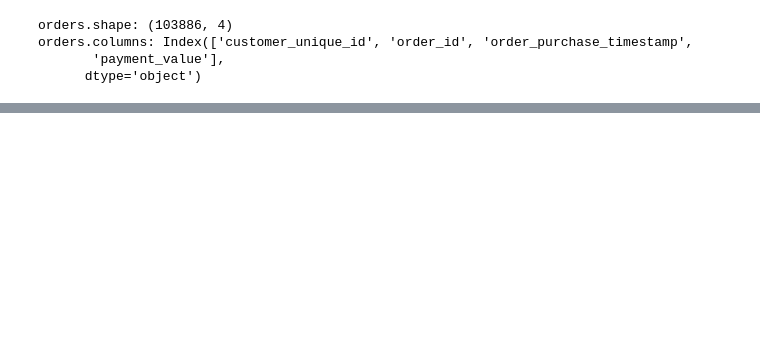
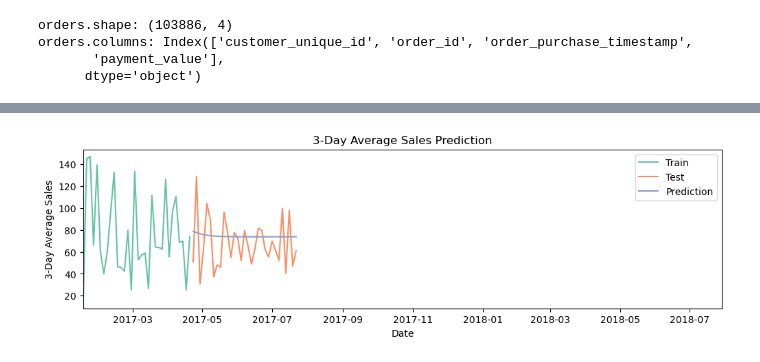
Before and after one commit to Yuki-bach/marketing, a Jupyter notebook: notebooks/sales_analysis_by_cluster.ipynb, the cells around one changed output, grey strips where cells are left out. Drawn from its saved outputs; the diff is of its cells as text; code cells hidden in the pictures; blank space fills up the shorter version.

```diff
--- a/notebooks/sales_analysis_by_cluster.ipynb
+++ b/notebooks/sales_analysis_by_cluster.ipynb
@@ -164,0 +324,80 @@ plot_sales_with_forecast_and_moving_average(
+# %%
+from sklearn.linear_model import LinearRegression
+from sklearn.model_selection import TimeSeriesSplit
+from sklearn.metrics import mean_squared_error, mean_absolute_error, r2_score
+from sklearn.preprocessing import PolynomialFeatures
+from sklearn.pipeline import make_pipeline
+import statsmodels.api as sm
+
+df = df.sort_values('order_purchase_timestamp')
+
+
+df.set_index('order_purchase_timestamp', inplace=True)
+
+df_resampled = df['payment_value'].resample('3D').mean()
+df_resampled.fillna(df_resampled.mean(), inplace=True)
+
+
+df_resampled = df_resampled.reset_index()
+df_resampled['days_since_start'] = (df_resampled['order_purchase_timestamp'] - df_resampled['order_purchase_timestamp'].min()).dt.days
+
+print(df_resampled.head())
+X = df_resampled[['days_since_start']]
+y = df_resampled['payment_value']
+tscv = TimeSeriesSplit(n_splits=5)
+
+min_date = df_resampled['order_purchase_timestamp'].min()
+max_date = df_resampled['order_purchase_timestamp'].max()
+
+
+scores = []
+
+for train_index, test_index in tscv.split(X):
+    X_train, X_test = X.loc[train_index], X.loc[test_index]
+    y_train, y_test = y.loc[train_index], y.loc[test_index]
+
+    # # Linear Regression
+    # model = LinearRegression()
+    # model.fit(X_train, y_train)
+    # predictions = model.predict(X_test)
+
+    # # Polynomial Regression
+    # degree = 2
+    # model = make_pipeline(PolynomialFeatures(degree), LinearRegression())
+    # model.fit(X_train, y_train)
+    # predictions = model.predict(X_test)
+
+    # ARIMA
+    n_forecast = len(X_test)
+    order = (2, 0, 1)  # (p, d, q)
+    model = sm.tsa.ARIMA(y_train, order=order)
+    arima_result = model.fit()
+    predictions = arima_result.get_forecast(steps=n_forecast).predicted_mean
+
+
+    mae = mean_absolute_error(y_test, predictions)
+    mse = mean_squared_error(y_test, predictions)
+    rmse = mean_squared_error(y_test, predictions, squared=False)
+    r2 = r2_score(y_test, predictions)
+
+    scores.append({
+        'MAE': mean_absolute_error(y_test, predictions),
+        'MSE': mean_squared_error(y_test, predictions),
+        'RMSE': mean_squared_error(y_test, predictions, squared=False),
+        'R2': r2_score(y_test, predictions)
+    })
+
+    plt.figure(figsize=(12, 3))
+    plt.plot(df_resampled['order_purchase_timestamp'].iloc[train_index], y_train, label='Train')
+    plt.plot(df_resampled['order_purchase_timestamp'].iloc[test_index], y_test, label='Test')
+    plt.plot(df_resampled['order_purchase_timestamp'].iloc[test_index], predictions, label='Prediction')
+    plt.xlim(min_date, max_date)
+    plt.legend(loc='upper right')
+    plt.title('3-Day Average Sales Prediction')
+    plt.xlabel('Date')
+    plt.ylabel('3-Day Average Sales')
+    plt.show()
+
+scores_df = pd.DataFrame(scores)
+scores_df
+# %% [output]
@@ -164,0 +410 @@ plot_sales_with_forecast_and_moving_average(
+[figure, added]
```
Also changed, not shown: parts of 20 cells of this notebook.
